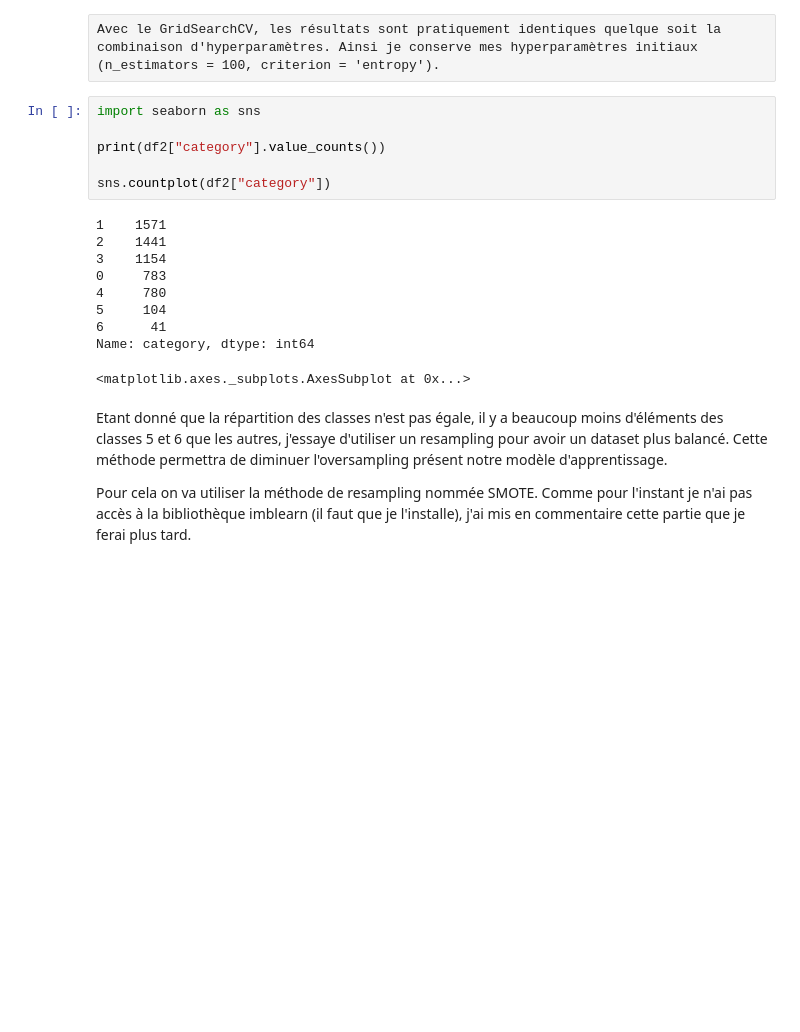
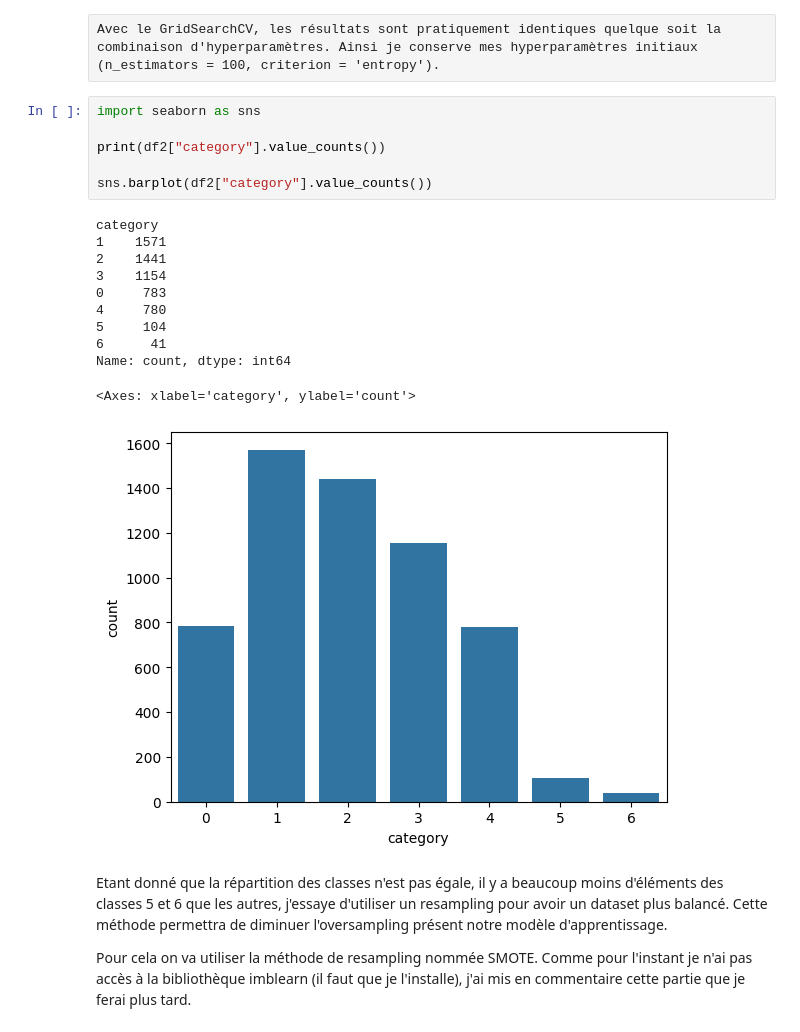
Before and after one commit to DataScientest-Studio/dec24_bds_co2, a Jupyter notebook: notebooks/5.0-ugo-first-models.ipynb, the cells around one changed output. Saved outputs shown, nothing was run; the diff lists cells and outputs as text; blank space fills up the shorter version.

```diff
--- a/notebooks/5.0-ugo-first-models.ipynb
+++ b/notebooks/5.0-ugo-first-models.ipynb
@@ -906,19 +1140,21 @@ Avec le GridSearchCV, les résultats sont pratiquement identiques quelque soit l
 # %%
 import seaborn as sns
 
 print(df2["category"].value_counts())
 
-sns.countplot(df2["category"])
+sns.barplot(df2["category"].value_counts())
 # %% [output]
+category
 1    1571
 2    1441
 3    1154
 0     783
 4     780
 5     104
 6      41
-Name: category, dtype: int64
+Name: count, dtype: int64
-<matplotlib.axes._subplots.AxesSubplot at 0x...>
+<Axes: xlabel='category', ylabel='count'>
+[figure, added]
 # %% [markdown]
 Etant donné que la répartition des classes n'est pas égale, il y a beaucoup moins d'éléments des classes 5 et 6 que les autres, j'essaye d'utiliser un resampling pour avoir un dataset plus balancé. Cette méthode permettra de diminuer l'oversampling présent notre modèle d'apprentissage.
 
```
Also changed, not shown: parts of 46 cells of this notebook, 5 other files.
